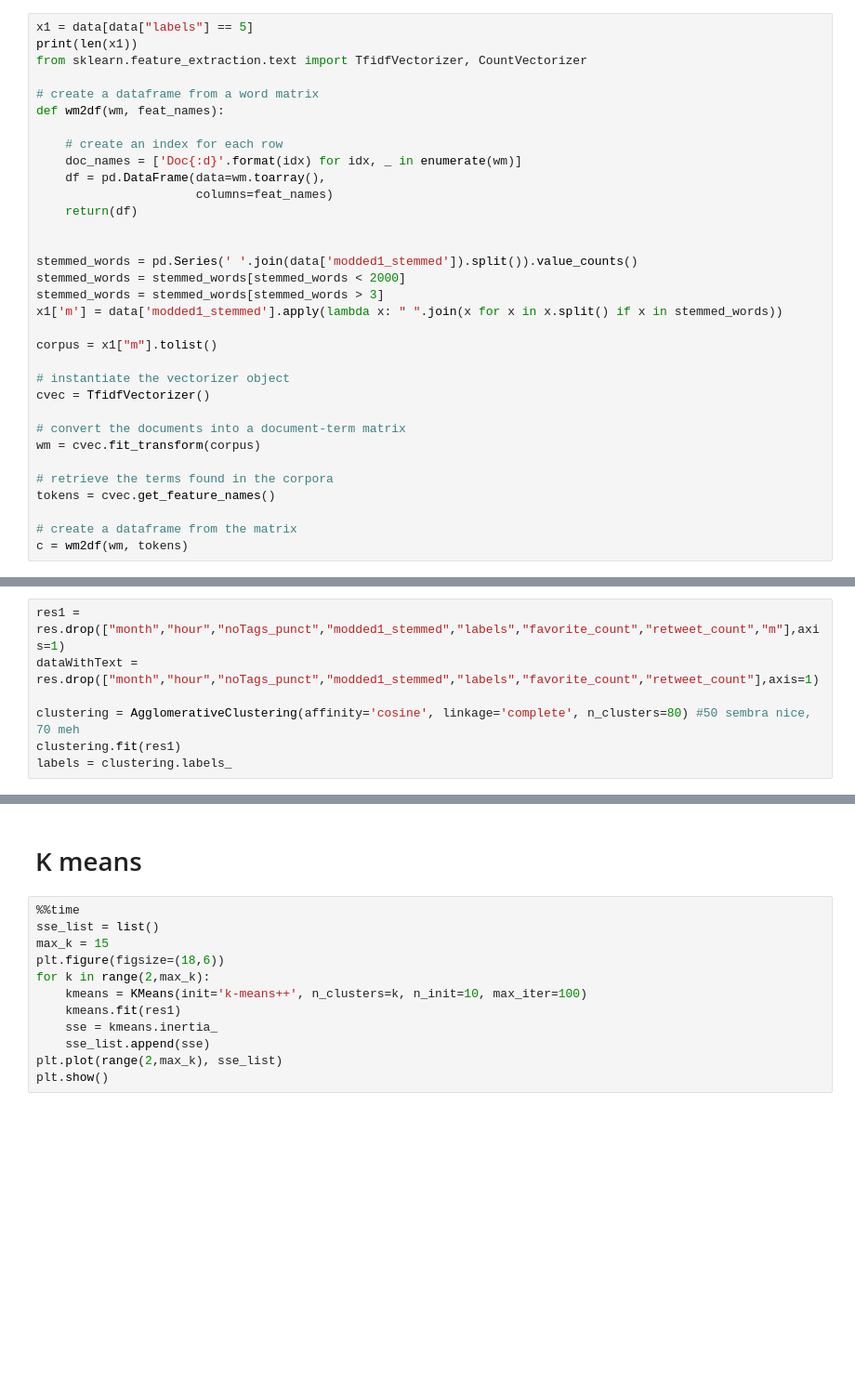
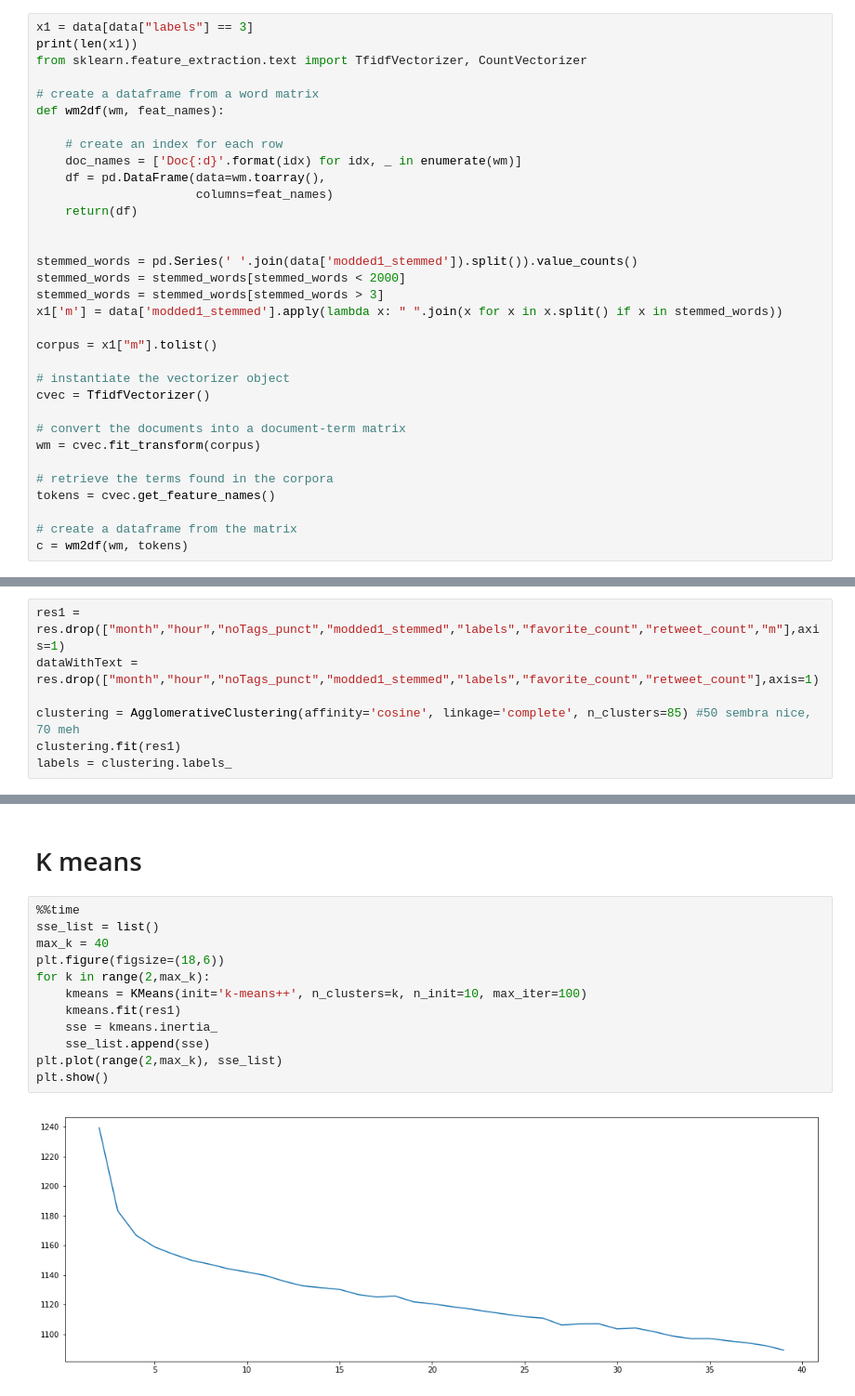
Before and after one commit to Gneur11/TextAnalytics, a Jupyter notebook: testCampaign.ipynb, the cells around one changed output, grey strips where cells are left out. Shown at 93% size. Cells and saved outputs as stored; diff of their text form; blank space fills up the shorter version.

```diff
--- a/testCampaign.ipynb
+++ b/testCampaign.ipynb
@@ -119,5 +131,5 @@ print(data["vaderScore"].mean())
 # %%
-x1 = data[data["labels"] == 5]
+x1 = data[data["labels"] == 3]
 print(len(x1))
 from sklearn.feature_extraction.text import TfidfVectorizer, CountVectorizer
 
@@ -227,7 +209,7 @@ Index(['week_year', 'vaderScore', '10', '100', '1000', '1000000', '1030',
 res1 = res.drop(["month","hour","noTags_punct","modded1_stemmed","labels","favorite_count","retweet_count","m"],axis=1)
 dataWithText = res.drop(["month","hour","noTags_punct","modded1_stemmed","labels","favorite_count","retweet_count"],axis=1)
 
-clustering = AgglomerativeClustering(affinity='cosine', linkage='complete', n_clusters=80) #50 sembra nice, 70 meh
+clustering = AgglomerativeClustering(affinity='cosine', linkage='complete', n_clusters=85) #50 sembra nice, 70 meh
 clustering.fit(res1)
 labels = clustering.labels_
 # %%
@@ -337,12 +286,14 @@ NUMBER OF TOPICS FOR CLUSTER  24  :  1
 # %%
 %%time
 sse_list = list()
-max_k = 15
+max_k = 40
 plt.figure(figsize=(18,6))
 for k in range(2,max_k):
     kmeans = KMeans(init='k-means++', n_clusters=k, n_init=10, max_iter=100)
     kmeans.fit(res1)
     sse = kmeans.inertia_
     sse_list.append(sse)
 plt.plot(range(2,max_k), sse_list)
 plt.show()
+# %% [output]
+[figure, added]
```
Also changed, not shown: parts of 14 cells of this notebook, 1 other file.
